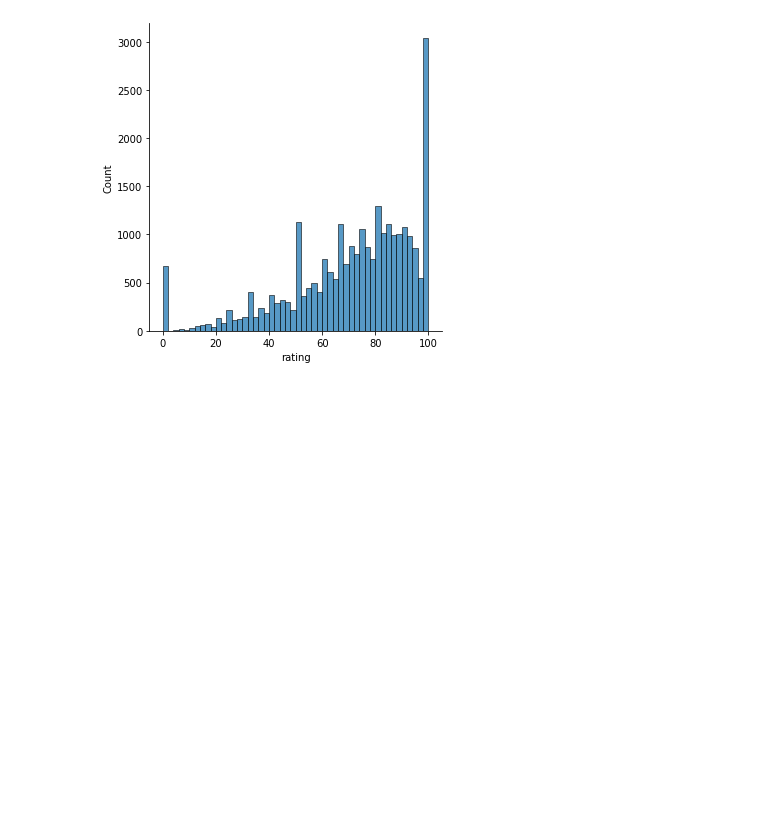
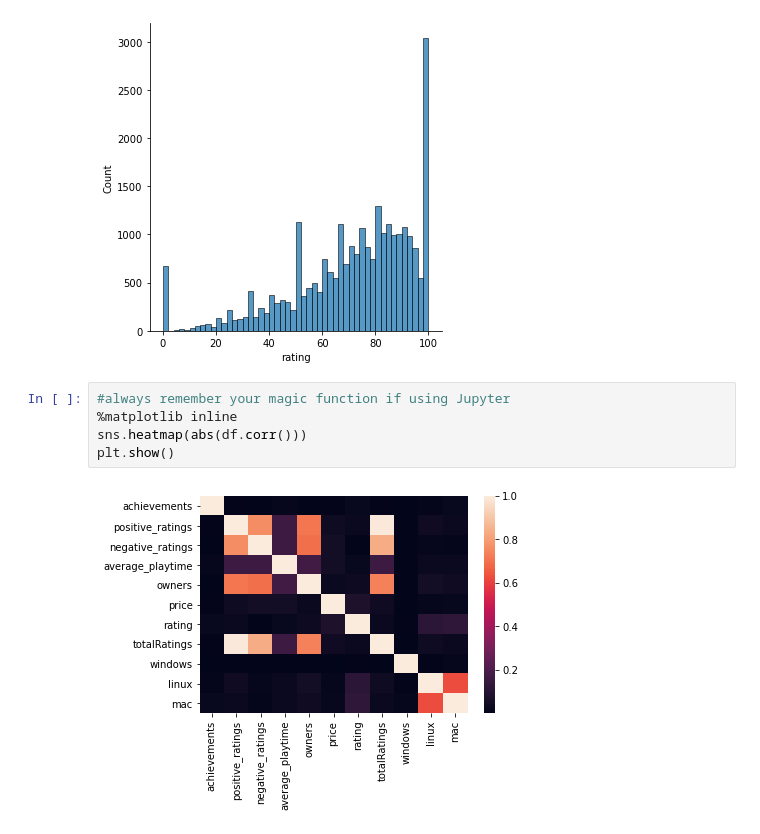
Before and after one commit to erikalira/projeto-icd, a Jupyter notebook: visualizacao_de_dados.ipynb, the cells around one changed output. Cells and saved outputs as stored; diff of their text form; blank space fills up the shorter version.

```diff
--- a/visualizacao_de_dados.ipynb
+++ b/visualizacao_de_dados.ipynb
@@ -73,3 +119,10 @@ sns.displot(df, x="rating", binwidth=2)
 # %% [output]
 <seaborn.axisgrid.FacetGrid at 0x...>
 [figure]
+# %%
+#always remember your magic function if using Jupyter
+%matplotlib inline
+sns.heatmap(abs(df.corr()))
+plt.show()
+# %% [output]
+[figure, added]
```
Also changed, not shown: parts of 12 cells of this notebook.
